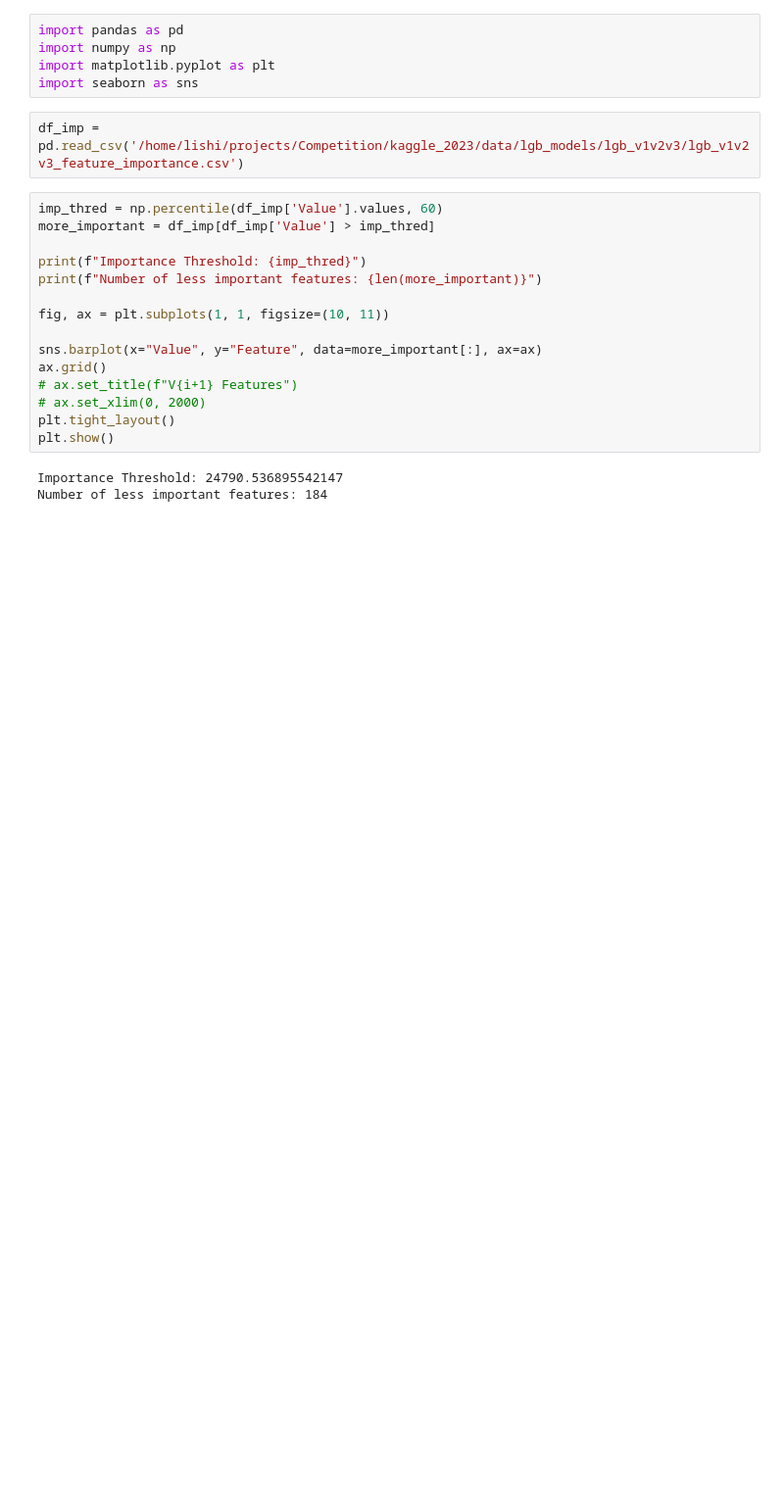
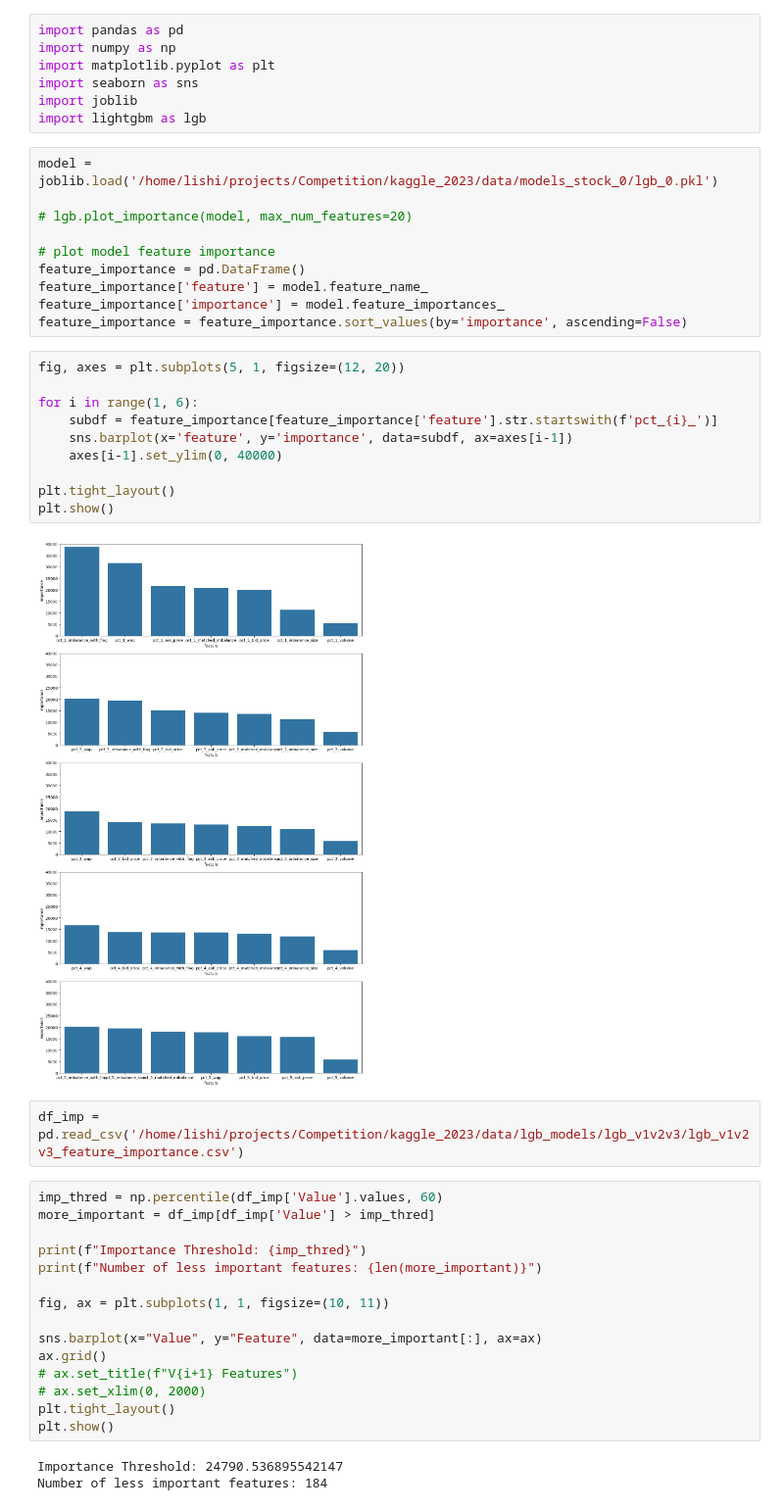
Before and after one commit to slidot41/kaggle_2023, a Jupyter notebook: notebooks/analyze_feature_reduction.ipynb, the cells around one changed output. Shown at 98% size. Cells and saved outputs as stored; diff of their text form; blank space fills up the shorter version.

```diff
--- a/notebooks/analyze_feature_reduction.ipynb
+++ b/notebooks/analyze_feature_reduction.ipynb
@@ -3,6 +3,30 @@ import pandas as pd
 import numpy as np
 import matplotlib.pyplot as plt
 import seaborn as sns
+import joblib
+import lightgbm as lgb
+# %%
+model = joblib.load('/home/lishi/projects/Competition/kaggle_2023/data/models_stock_0/lgb_0.pkl')
+
+# lgb.plot_importance(model, max_num_features=20)
+
+# plot model feature importance
+feature_importance = pd.DataFrame()
+feature_importance['feature'] = model.feature_name_
+feature_importance['importance'] = model.feature_importances_
+feature_importance = feature_importance.sort_values(by='importance', ascending=False)
+# %%
+fig, axes = plt.subplots(5, 1, figsize=(12, 20))
+
+for i in range(1, 6):
+    subdf = feature_importance[feature_importance['feature'].str.startswith(f'pct_{i}_')]
+    sns.barplot(x='feature', y='importance', data=subdf, ax=axes[i-1])
+    axes[i-1].set_ylim(0, 40000)
+
+plt.tight_layout()
+plt.show()
+# %% [output]
+[figure, added]
 # %%
 df_imp = pd.read_csv('/home/lishi/projects/Competition/kaggle_2023/data/lgb_models/lgb_v1v2v3/lgb_v1v2v3_feature_importance.csv')
 # %%
```
Also changed, not shown: 6 other files.
